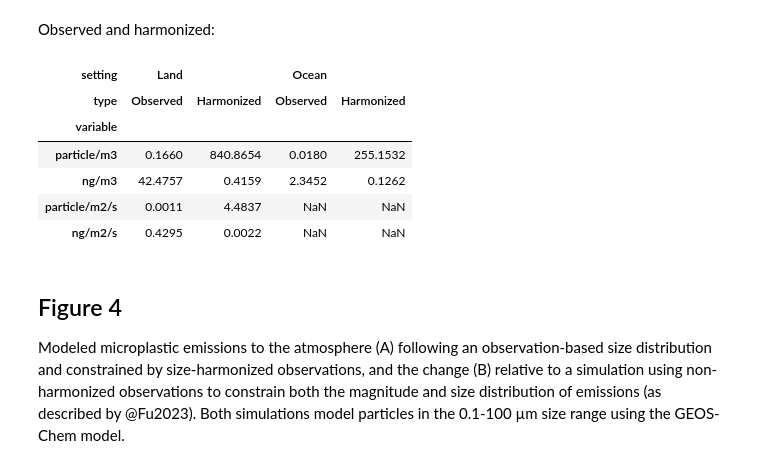
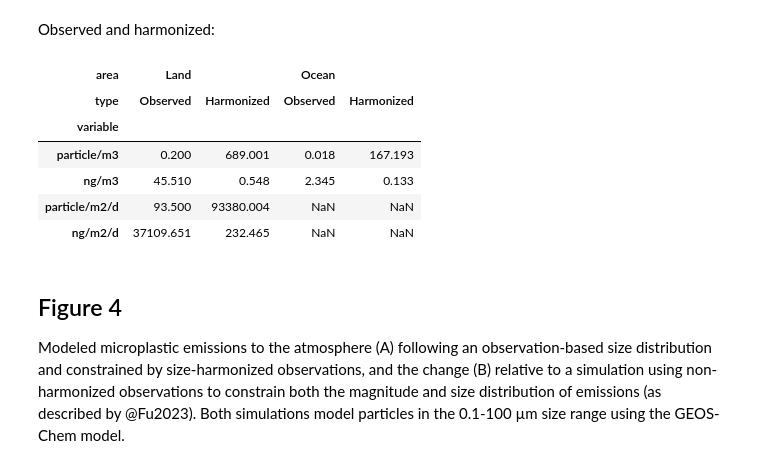
Before and after one commit to GEOS-Chem-IGE/hough2026_atmo-plast-emis_figures, a Jupyter notebook: notebooks/figures.ipynb, the cells around one changed output. Drawn from its saved outputs; the diff is of its cells as text; code cells hidden in the pictures.

```diff
--- a/notebooks/figures.ipynb
+++ b/notebooks/figures.ipynb
@@ -740,25 +773,24 @@ save_figure(fig, filename="fig_harmonization.svg", dpi=200, overwrite=OVERWRITE)
 Observed and harmonized:
 # %%
 (
-    pd.concat([obs_conc, obs_depo])
-    .groupby(["setting", "type"], sort=False)[
-        ["particle/m3", "ng/m3", "particle/m2/s", "ng/m2/s"]
+    obs.groupby(["area", "type"], sort=False)[
+        ["particle/m3", "ng/m3", "particle/m2/d", "ng/m2/d"]
     ]
     .median()
     .rename_axis(["variable"], axis="columns")
     .stack("variable")
-    .unstack(["setting", "type"])
-    .sort_index(axis="columns", level="setting", sort_remaining=False)
-    .round(4)
+    .unstack(["area", "type"])
+    .sort_index(axis="columns", level="area", sort_remaining=False)
+    .round(3)
 )
 # %% [output]
-| setting | Land |  | Ocean |  |
+| area | Land |  | Ocean |  |
 | type | Observed | Harmonized | Observed | Harmonized |
 | variable |  |  |  |  |
-| particle/m3 | 0.1660 | 840.8654 | 0.0180 | 255.1532 |
-| ng/m3 | 42.4757 | 0.4159 | 2.3452 | 0.1262 |
-| particle/m2/s | 0.0011 | 4.4837 | NaN | NaN |
-| ng/m2/s | 0.4295 | 0.0022 | NaN | NaN |
+| particle/m3 | 0.200 | 689.001 | 0.018 | 167.193 |
+| ng/m3 | 45.510 | 0.548 | 2.345 | 0.133 |
+| particle/m2/d | 93.500 | 93380.004 | NaN | NaN |
+| ng/m2/d | 37109.651 | 232.465 | NaN | NaN |
 # %% [markdown]
 Figure 4
 --------
```
Also changed, not shown: parts of 16 cells of this notebook, 13 other files.
